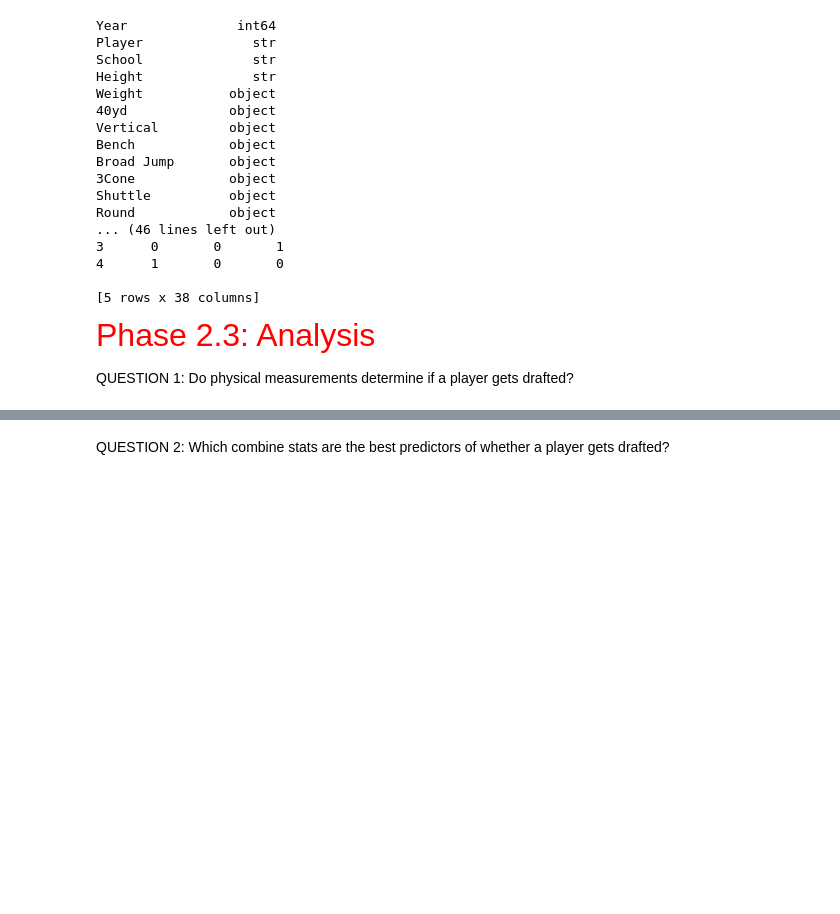
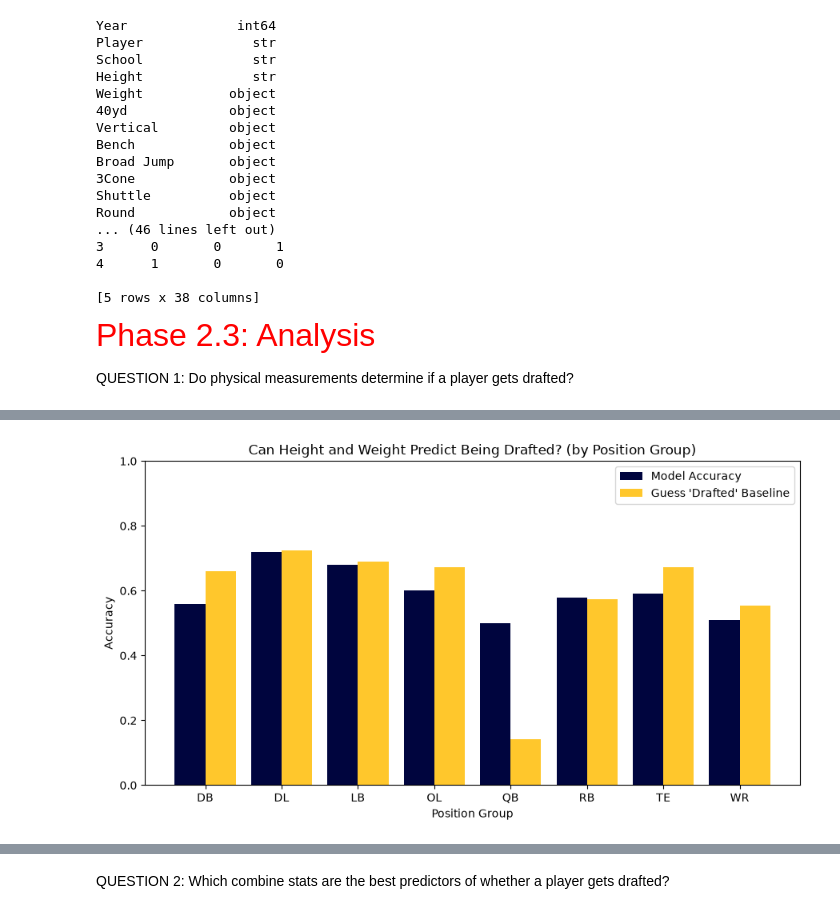
Before and after one commit to aphilipose247/CSCI-4047-Final-Project, a Jupyter notebook: Phase2_Sylar_Jolly_Alan_Philipose.ipynb, the cells around one changed output, grey strips where cells are left out. Drawn from its saved outputs; the diff is of its cells as text; code cells hidden in the pictures; blank space fills up the shorter version.

```diff
--- a/Phase2_Sylar_Jolly_Alan_Philipose.ipynb
+++ b/Phase2_Sylar_Jolly_Alan_Philipose.ipynb
@@ -286,3 +289,84 @@ Round            object
 <p style="font-size: 32px; color: red;">Phase 2.3: Analysis</p>
 # %% [markdown]
 QUESTION 1: Do physical measurements determine if a player gets drafted?
+# %%
+# QUESTION 1: Do physical measurements determine if a player gets drafted? (by position group)
+from sklearn.metrics import recall_score
+
+# 1. Keep only players with every combine stat filled in (copy, so df_encoded keeps its 'N/A' values)
+df_complete = df_encoded.copy()
+stat_cols = ["Height_in", "Weight", "40yd", "Vertical", "Bench", "Broad Jump", "3Cone", "Shuttle"]
+
+for col in stat_cols:
+    df_complete[col] = pd.to_numeric(df_complete[col], errors="coerce")
+
+df_complete = df_complete.dropna(subset=stat_cols)
+print("Players before:", len(df_encoded), "| Players with complete data:", len(df_complete))
+
+# 2. Group the 22 positions into 8 position groups (K, P, LS left out)
+pos_groups = {"QB": "QB", "RB": "RB", "FB": "RB", "WR": "WR", "TE": "TE",
+              "OT": "OL", "OG": "OL", "C": "OL", "OL": "OL",
+              "DE": "DL", "DT": "DL", "DL": "DL", "EDGE": "DL",
+              "ILB": "LB", "OLB": "LB", "LB": "LB",
+              "CB": "DB", "S": "DB", "DB": "DB"}
+
+# df_encoded no longer has Pos, so pull it from df using the same rows
+df_complete["Pos_Group"] = df.loc[df_complete.index, "Pos"].map(pos_groups)
+df_pos = df_complete.dropna(subset=["Pos_Group"])
+print("\nPlayers per position group:")
+print(df_pos["Pos_Group"].value_counts())
+
+# 3. Train a separate decision tree for each position group
+q1_results = []
+q1_importance = {}
+
+for group in sorted(df_pos["Pos_Group"].unique()):
+    data = df_pos[df_pos["Pos_Group"] == group]
+    X = data[["Height_in", "Weight"]]   # physical measurements only
+    y = data["Drafted_True"]            # 1 = drafted, 0 = not drafted
+
+    X_train, X_test, y_train, y_test = train_test_split(
+        X, y, test_size=0.25, random_state=42
+    )
+
+    model = DecisionTreeClassifier(max_depth=3, random_state=42, class_weight="balanced")
+    model.fit(X_train, y_train)
+    y_pred = model.predict(X_test)
+
+    q1_results.append({
+        "Position": group,
+        "Players": len(data),
+        "Drafted %": round(y.mean() * 100, 1),
+        "Accuracy": round(accuracy_score(y_test, y_pred), 2),
+        "Not Drafted Recall": round(recall_score(y_test, y_pred, pos_label=0, zero_division=0), 2),
+    })
+    q1_importance[group] = pd.Series(model.feature_importances_, index=X.columns)
+
+q1_results = pd.DataFrame(q1_results)
+q1_importance = pd.DataFrame(q1_importance).T.round(2)
+
+# 4. Show the results
+print("\nQ1 Results by Position Group")
+print(q1_results.to_string(index=False))
+print("\nHeight vs Weight Importance by Position Group")
+print(q1_importance)
+
+# 5. Chart: accuracy vs the baseline of guessing "drafted" for everyone
+x = np.arange(len(q1_results))
+plt.figure(figsize=(9, 5))
+plt.bar(x - 0.2, q1_results["Accuracy"], width=0.4, color="#00053E", label="Model Accuracy")
+plt.bar(x + 0.2, q1_results["Drafted %"] / 100, width=0.4, color="#FFC72C", label="Guess 'Drafted' Baseline")
+plt.xticks(x, q1_results["Position"])
+plt.title("Can Height and Weight Predict Being Drafted? (by Position Group)")
+plt.xlabel("Position Group")
+plt.ylabel("Accuracy")
+plt.ylim(0, 1)
+plt.legend()
+plt.tight_layout()
+plt.savefig("q1_by_position.png")
+plt.show()
+
+# 6. Save for the dashboard
+q1_results.to_csv("q1_by_position.csv", index=False)
+q1_importance.to_csv("q1_importance_by_position.csv")
+# %% [output]
@@ -288,0 +390 @@ QUESTION 1: Do physical measurements determine if a player gets drafted?
+[figure, added]
```
Also changed, not shown: parts of 6 cells of this notebook, 11 other files.
